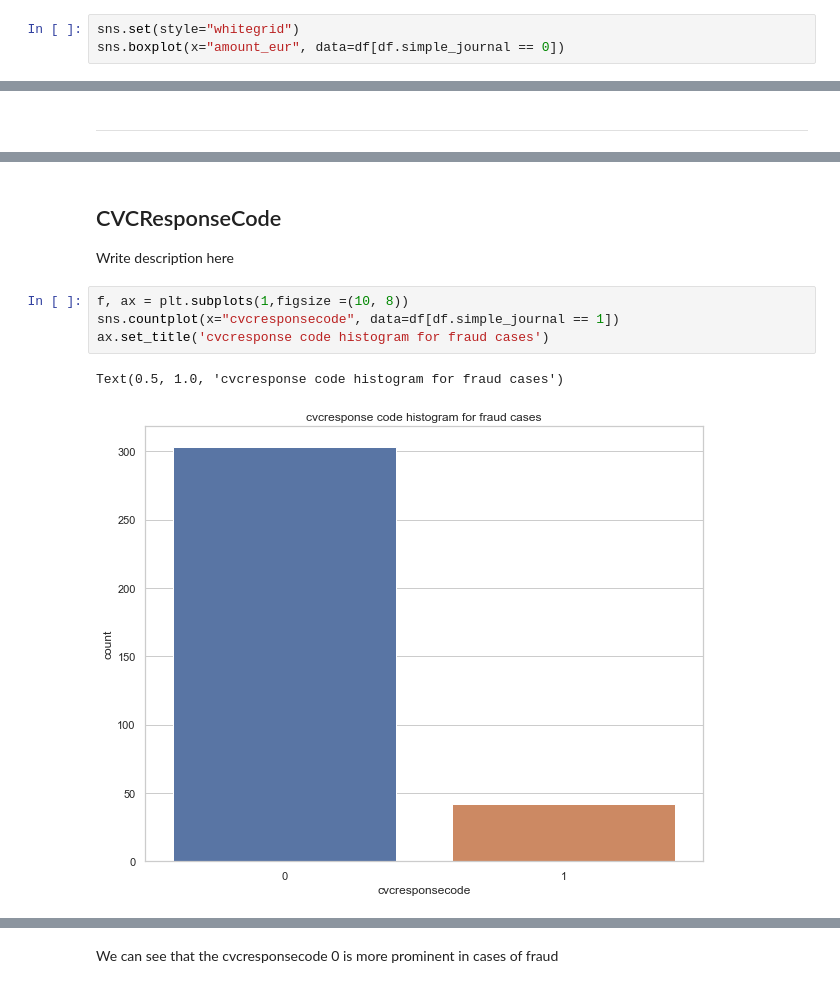
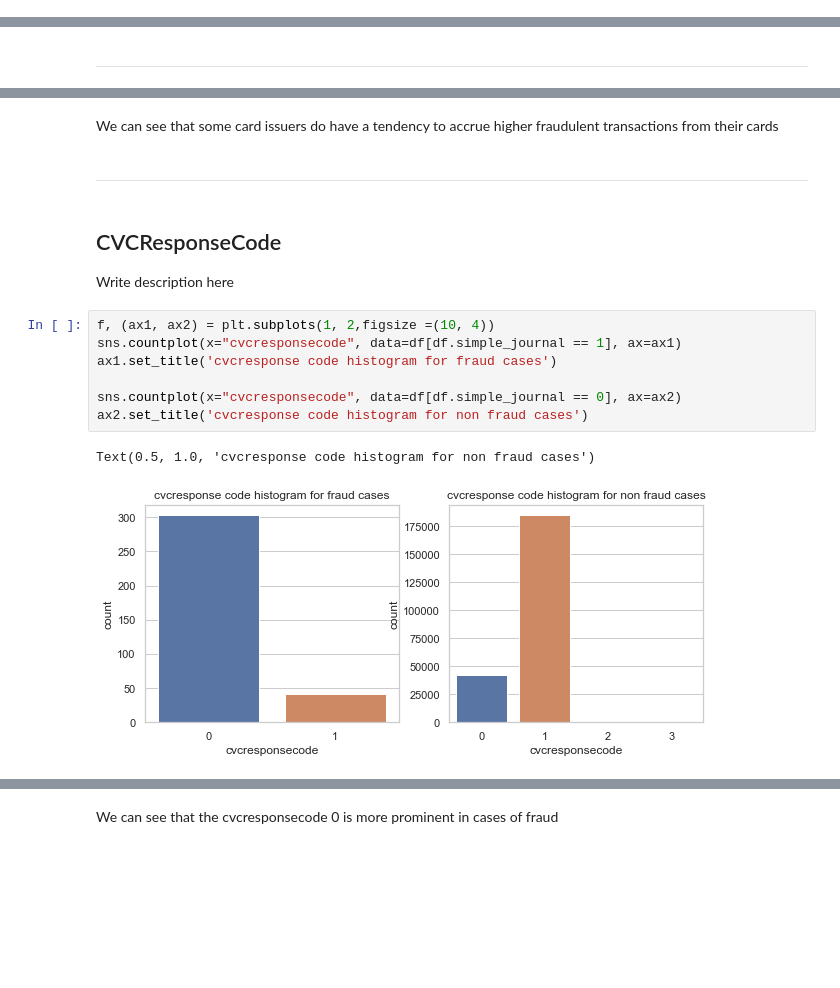
Before and after one commit to sharwinbobde/cyber-data-analytics, a Jupyter notebook: Part 1/Part1.ipynb, the cells around one changed output, grey strips where cells are left out. Saved outputs shown, nothing was run; the diff lists cells and outputs as text; blank space fills up the shorter version.

```diff
--- a/Part 1/Part1.ipynb
+++ b/Part 1/Part1.ipynb
@@ -156,3 +159,0 @@ sns.boxplot(x="amount_eur", data=df[df.simple_journal == 1])
-# %%
-sns.set(style="whitegrid")
-sns.boxplot(x="amount_eur", data=df[df.simple_journal == 0])
@@ -283,11 +297,18 @@ Here, we see that there are very few email ids which even have multiple fraud tr
+# %% [markdown]
+We can see that some card issuers do have a tendency to accrue higher fraudulent transactions from their cards
+# %% [markdown]
+---
 # %% [markdown]
 ## CVCResponseCode
 
 Write description here
 # %%
-f, ax = plt.subplots(1,figsize =(10, 8))
-sns.countplot(x="cvcresponsecode", data=df[df.simple_journal == 1])
-ax.set_title('cvcresponse code histogram for fraud cases')
+f, (ax1, ax2) = plt.subplots(1, 2,figsize =(10, 4))
+sns.countplot(x="cvcresponsecode", data=df[df.simple_journal == 1], ax=ax1)
+ax1.set_title('cvcresponse code histogram for fraud cases')
+
+sns.countplot(x="cvcresponsecode", data=df[df.simple_journal == 0], ax=ax2)
+ax2.set_title('cvcresponse code histogram for non fraud cases')
 # %% [output]
-Text(0.5, 1.0, 'cvcresponse code histogram for fraud cases')
+Text(0.5, 1.0, 'cvcresponse code histogram for non fraud cases')
-[figure, old version]
+[figure, new version]
```
Also changed, not shown: parts of 39 cells of this notebook, 2 other files.
